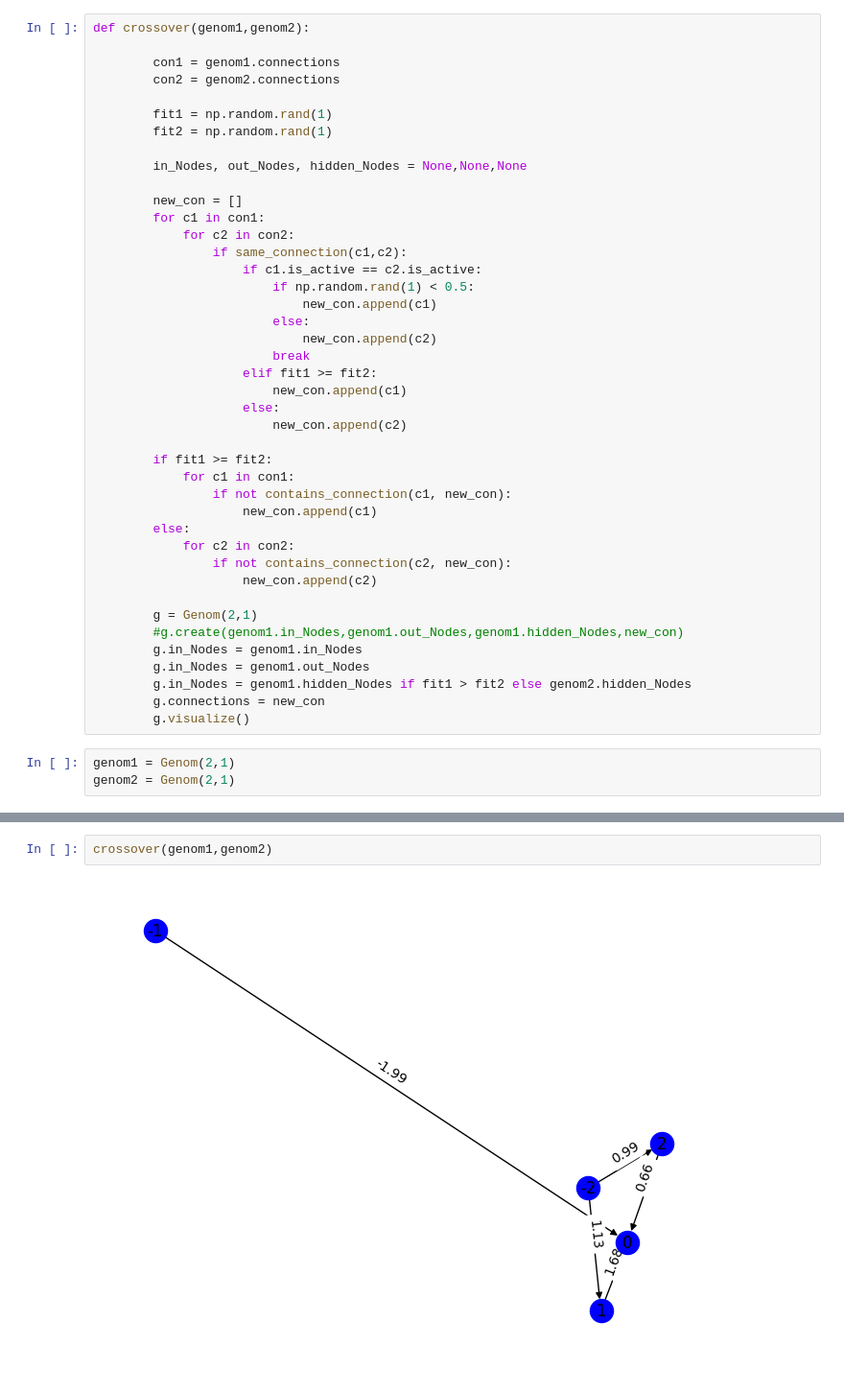
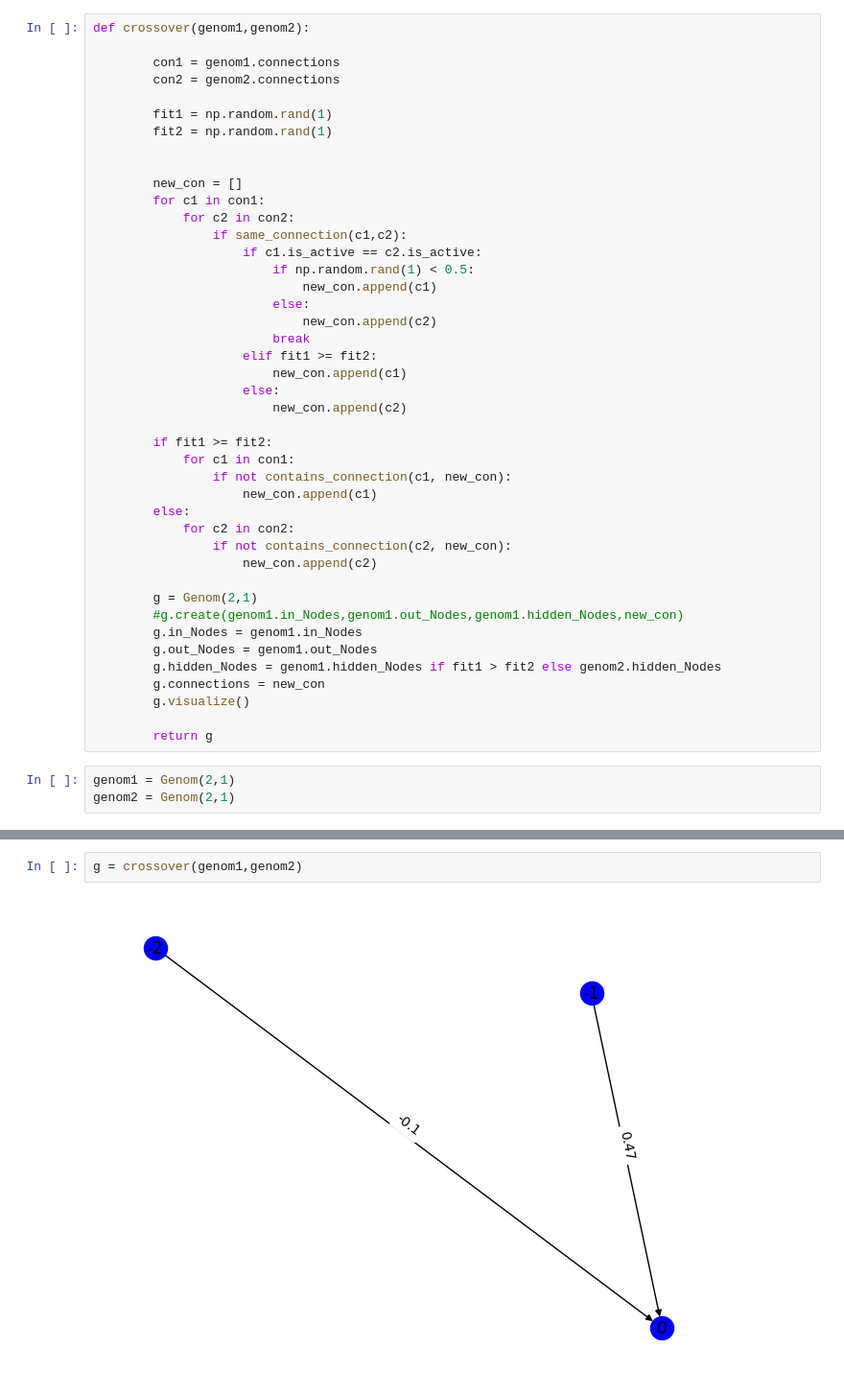
Before and after one commit to mark22222/neuroevolution, a Jupyter notebook: 7.ipynb, the cells around one changed output, grey strips where cells are left out. Shown at 96% size. Saved outputs shown, nothing was run; the diff lists cells and outputs as text.

```diff
--- a/7.ipynb
+++ b/7.ipynb
@@ -71,7 +75,6 @@ def crossover(genom1,genom2):
         fit1 = np.random.rand(1)
         fit2 = np.random.rand(1)
 
-        in_Nodes, out_Nodes, hidden_Nodes = None,None,None
 
         new_con = []
         for c1 in con1:
@@ -100,10 +103,12 @@ def crossover(genom1,genom2):
         g = Genom(2,1)
         #g.create(genom1.in_Nodes,genom1.out_Nodes,genom1.hidden_Nodes,new_con)
         g.in_Nodes = genom1.in_Nodes
-        g.in_Nodes = genom1.out_Nodes
-        g.in_Nodes = genom1.hidden_Nodes if fit1 > fit2 else genom2.hidden_Nodes
+        g.out_Nodes = genom1.out_Nodes
+        g.hidden_Nodes = genom1.hidden_Nodes if fit1 > fit2 else genom2.hidden_Nodes
         g.connections = new_con
         g.visualize()
+
+        return g
 # %%
 genom1 = Genom(2,1)
 genom2 = Genom(2,1)
@@ -126,4 +132,4 @@ genom2.visualize()
 # %%
-crossover(genom1,genom2)
+g = crossover(genom1,genom2)
 # %% [output]
-[figure, old version]
+[figure, new version]
```
Also changed, not shown: parts of 14 cells of this notebook, 1 other file.
